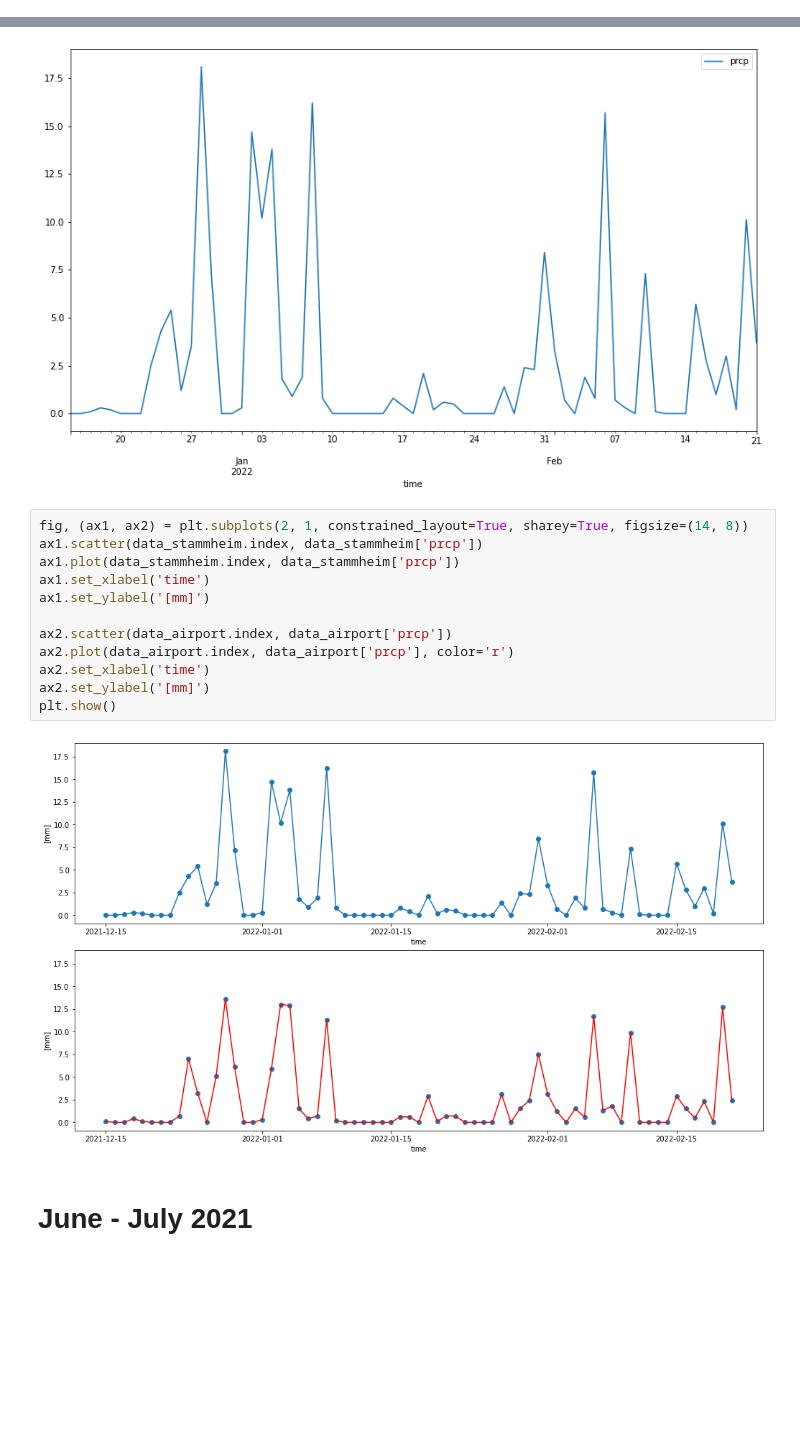
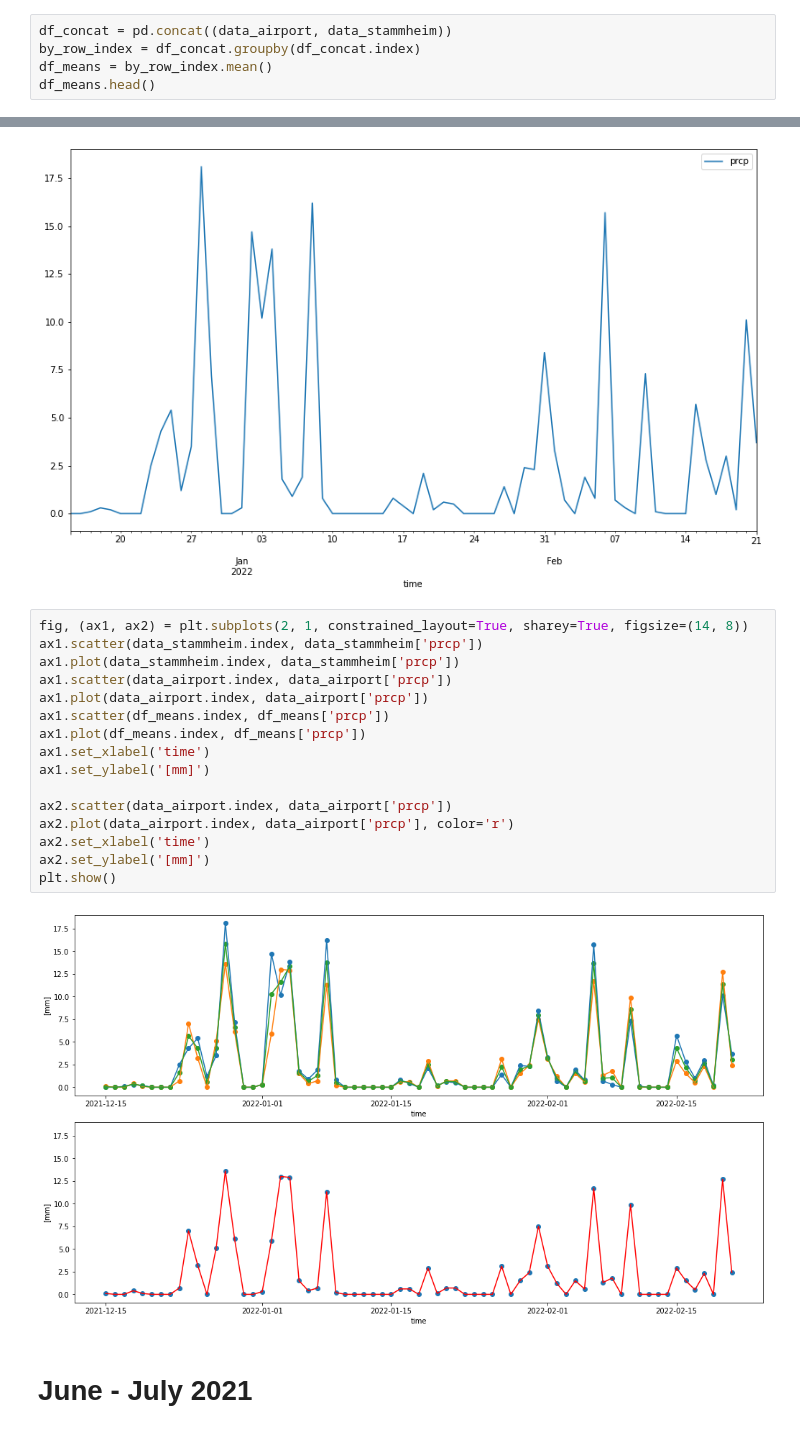
Before and after one commit to JonasLeininger/cologne-percipitation, a Jupyter notebook: weather_cologne.ipynb, the cells around one changed output, grey strips where cells are left out. Cells and saved outputs as stored; diff of their text form; blank space fills up the shorter version.

Commit message:
plot mean

```diff
--- a/weather_cologne.ipynb
+++ b/weather_cologne.ipynb
@@ -65,0 +109,5 @@ data_stammheim = data_stammheim.fetch()
+# %%
+df_concat = pd.concat((data_airport, data_stammheim))
+by_row_index = df_concat.groupby(df_concat.index)
+df_means = by_row_index.mean()
+df_means.head()
@@ -112,17 +168,21 @@ data_stammheim.plot(y=['prcp'], figsize=(14,8))
 # %%
 fig, (ax1, ax2) = plt.subplots(2, 1, constrained_layout=True, sharey=True, figsize=(14, 8))
 ax1.scatter(data_stammheim.index, data_stammheim['prcp'])
 ax1.plot(data_stammheim.index, data_stammheim['prcp'])
+ax1.scatter(data_airport.index, data_airport['prcp'])
+ax1.plot(data_airport.index, data_airport['prcp'])
+ax1.scatter(df_means.index, df_means['prcp'])
+ax1.plot(df_means.index, df_means['prcp'])
 ax1.set_xlabel('time')
 ax1.set_ylabel('[mm]')
 
 ax2.scatter(data_airport.index, data_airport['prcp'])
 ax2.plot(data_airport.index, data_airport['prcp'], color='r')
 ax2.set_xlabel('time')
 ax2.set_ylabel('[mm]')
 plt.show()
 # %% [output]
-[figure, old version]
+[figure, new version]
 # %% [markdown]
 # June - July 2021
 # %%
```
Also changed, not shown: parts of 15 cells of this notebook.
